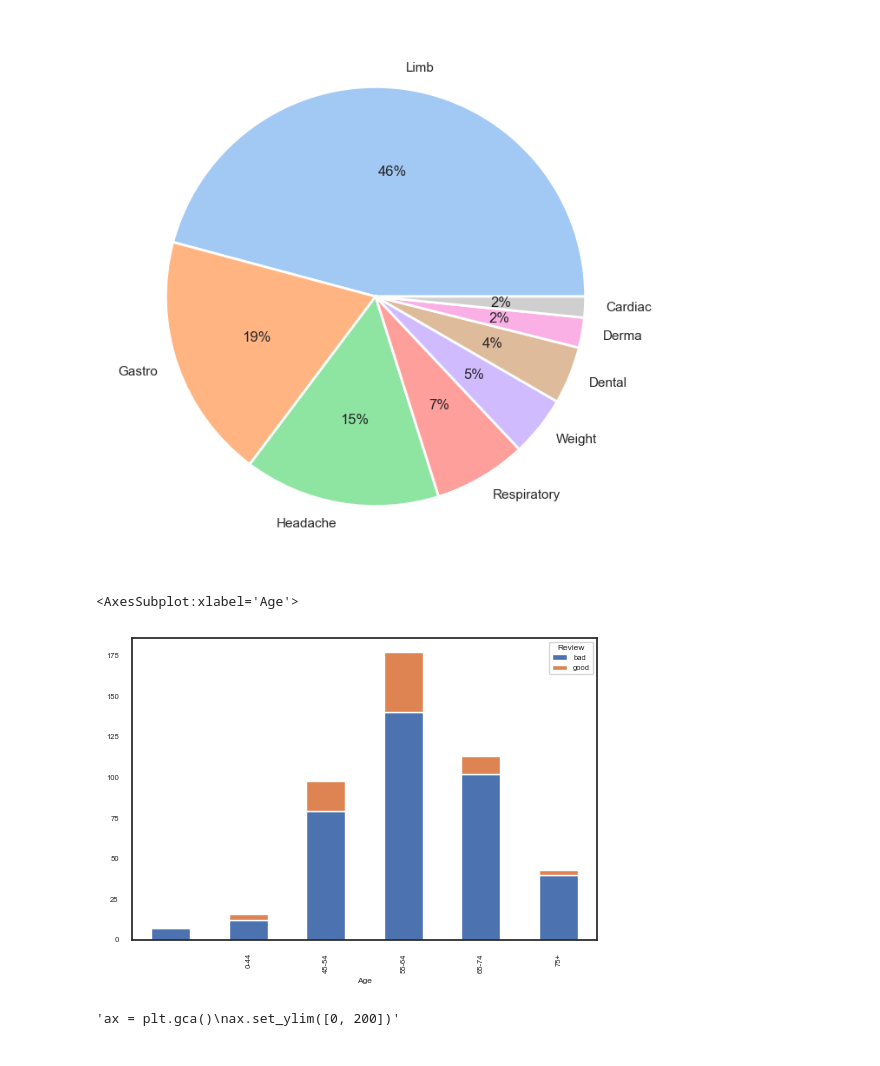
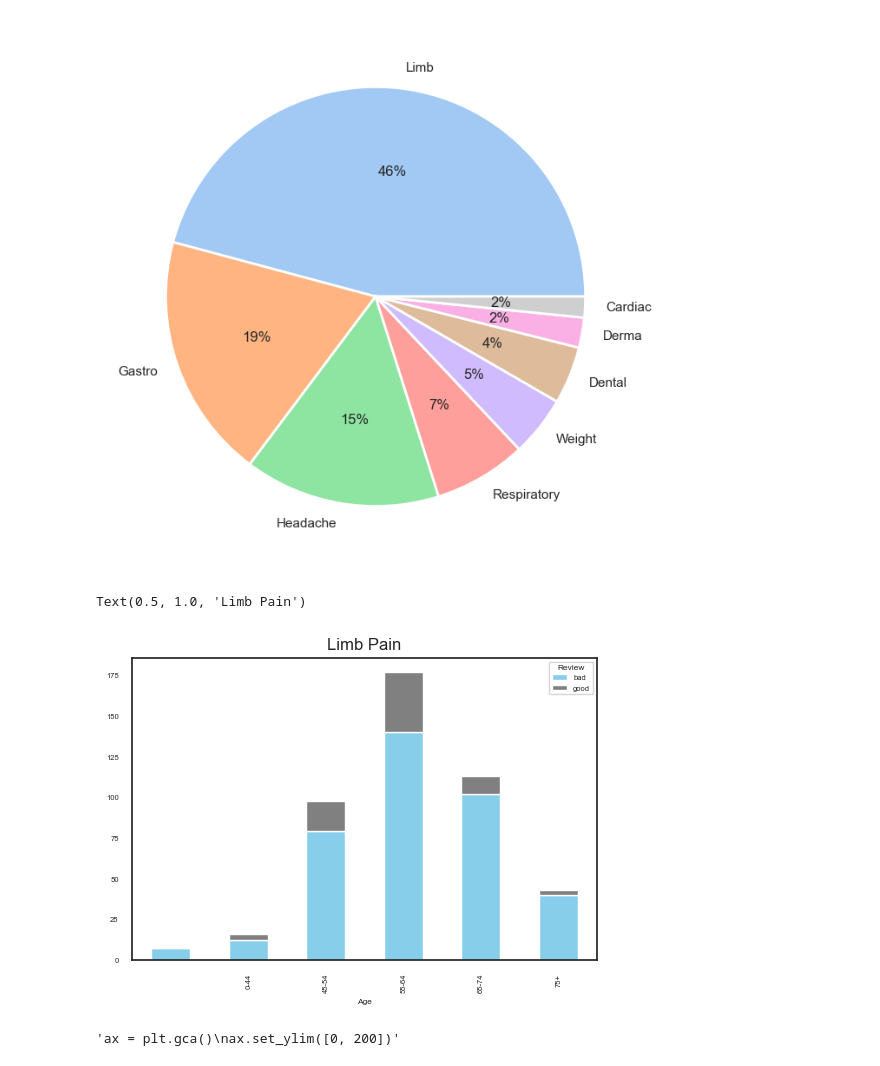
Before and after one commit to woonsupkim/DrugReview, a Jupyter notebook: Woon_after_Classification.ipynb, the cells around one changed output. Drawn from its saved outputs; the diff is of its cells as text; code cells hidden in the pictures.

```diff
--- a/Woon_after_Classification.ipynb
+++ b/Woon_after_Classification.ipynb
@@ -465,10 +465,11 @@ plt.show()
 [figure]
 # %%
 df_plot = df_limb.groupby(['Age', 'Review']).size().reset_index().pivot(columns='Review', index='Age', values=0)
-df_plot.plot(kind='bar', stacked=True)
+df_plot.plot(kind='bar', stacked=True, color=["skyblue", "gray"])
+plt.title('Limb Pain', fontsize=12)
 # %% [output]
-<AxesSubplot:xlabel='Age'>
+Text(0.5, 1.0, 'Limb Pain')
-[figure, old version]
+[figure, new version]
 # %%
 sns.set(rc={"figure.dpi":100, 'savefig.dpi':100},
         font_scale=0.5,
```
Also changed, not shown: parts of 8 cells of this notebook.
